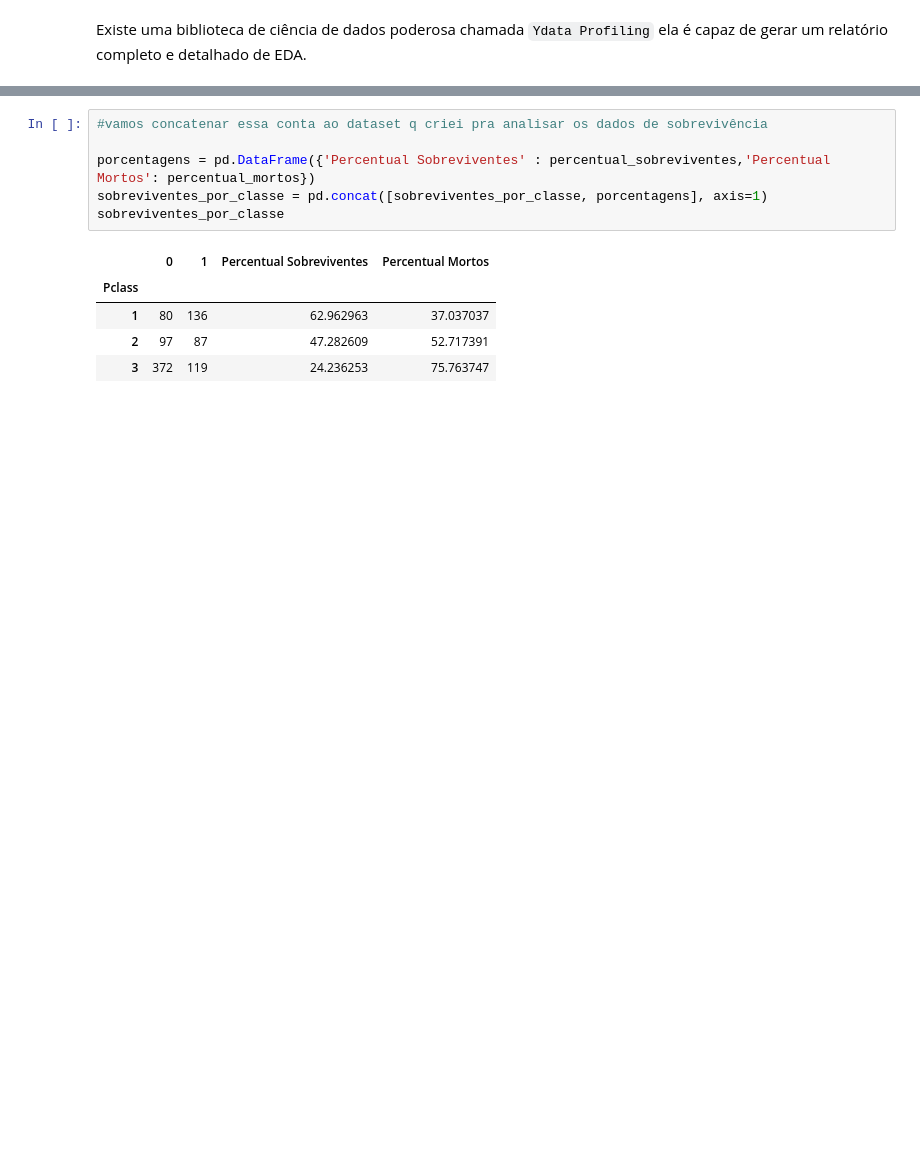
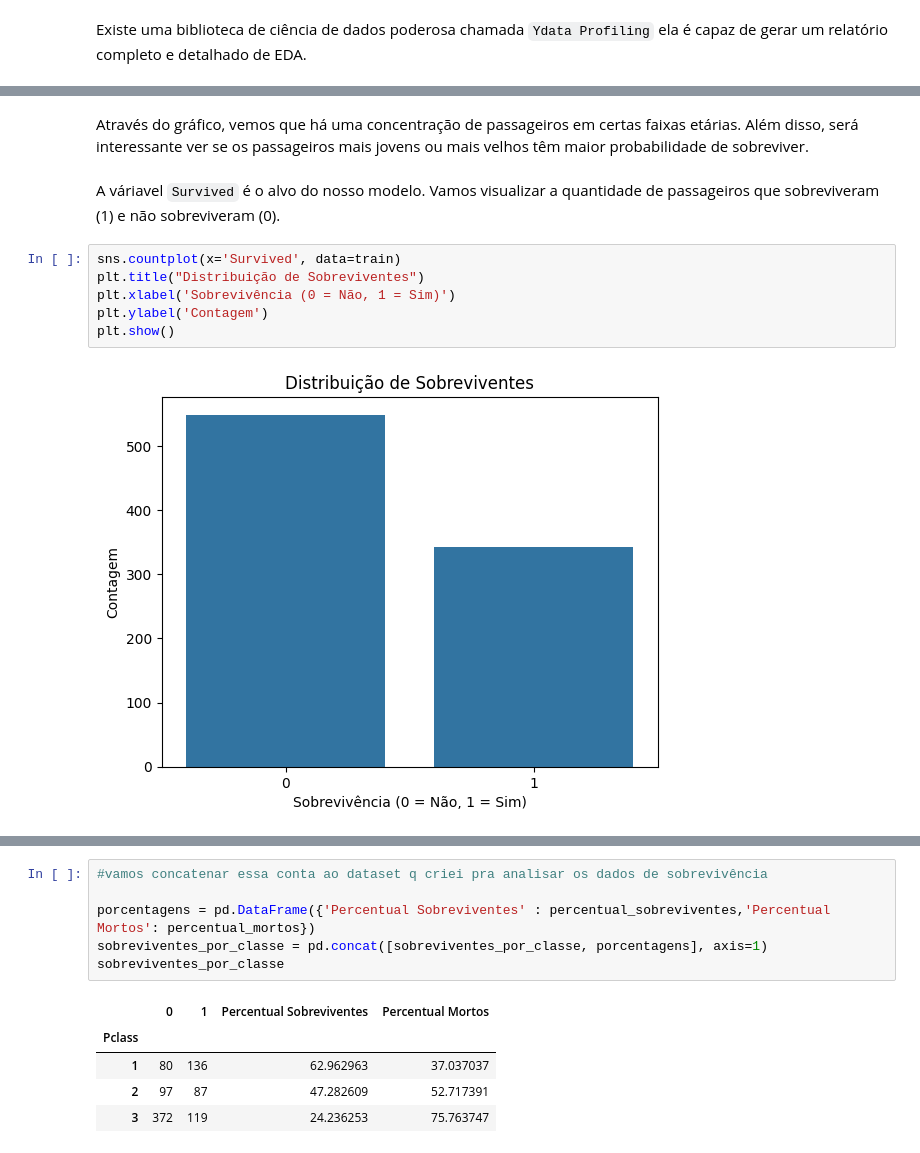
Before and after one commit to varsantos/Data_science, a Jupyter notebook: Titanic.ipynb, the cells around one changed output, grey strips where cells are left out. Cells and saved outputs as stored; diff of their text form; blank space fills up the shorter version.

```diff
--- a/Titanic.ipynb
+++ b/Titanic.ipynb
@@ -202,0 +189,12 @@ import seaborn as sns
+# %% [markdown]
+Através do gráfico, vemos que há uma concentração de passageiros em certas faixas etárias. Além disso, será interessante ver se os passageiros mais jovens ou mais velhos têm maior probabilidade de sobreviver.
+# %% [markdown]
+A váriavel `Survived` é o alvo do nosso modelo. Vamos visualizar a quantidade de passageiros que sobreviveram (1) e não sobreviveram (0).
+# %%
+sns.countplot(x='Survived', data=train)
+plt.title("Distribuição de Sobreviventes")
+plt.xlabel('Sobrevivência (0 = Não, 1 = Sim)')
+plt.ylabel('Contagem')
+plt.show()
+# %% [output]
+[figure, added]
```
Also changed, not shown: parts of 78 cells of this notebook.
